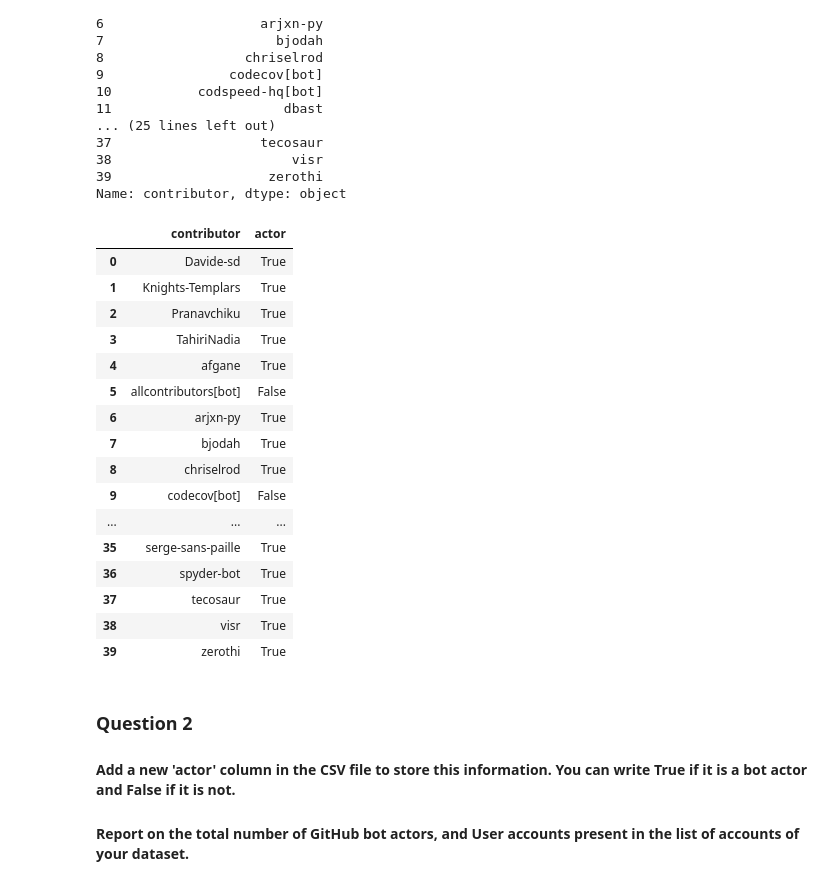
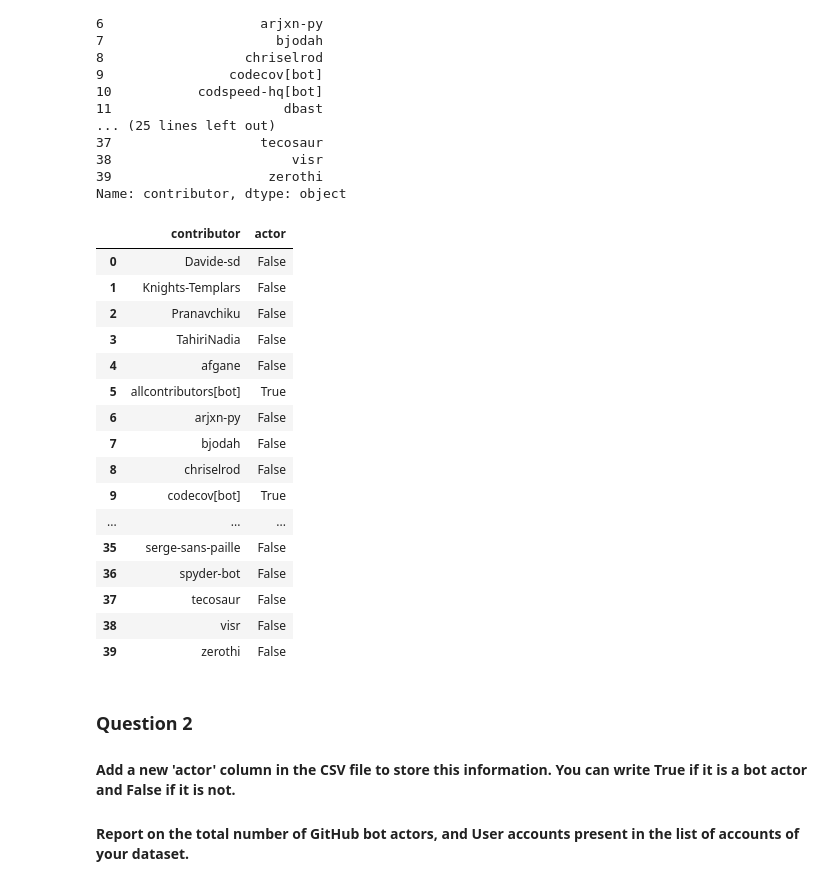
Before and after one commit to T-ramissU/Software_Evolution_TP_bots, a Jupyter notebook: TP_bots_template.ipynb, the cells around one changed output. Cells and saved outputs as stored; diff of their text form; code cells hidden in the pictures.

```diff
--- a/TP_bots_template.ipynb
+++ b/TP_bots_template.ipynb
@@ -22,6 +21,6 @@ ModuleNotFoundError: No module named 'dotenv'
 # %%
 QUERY_ROOT = "https://api.github.com"
-TOKEN = git_token # write your GitHub API key here
+TOKEN = "" # write your GitHub API key here
 HEADERS={'Authorization':'token '+TOKEN}
 # %% [markdown]
 ## Section 3
@@ -86,48 +85,48 @@ Name: contributor, dtype: object
 # %%
 # 1. Using a for loop, iterate over each contributor in the list and query the GitHub Users API.
 #    You can use "query = f'{QUERY_ROOT}/users/{contributor}'", where QUERY_ROOT is defined at the beginning of this notebook
 #    and 'contributor' is each individual contributor from the list
 # 2. Get the response using 'response = requests.get(query, headers=HEADERS)'.
 # 3. convert the response to JSON using 'json_response = response.json()'.
 # 4. Iterate over each JSON response and get the value of the 'type' key. If it is "Bot" then the contributor is a bot actor,
 #    if "User" then the contributor is an account. You should boolean values to indicate if the contributor is a bot actor (True) or User/Organisation (False)
 # 5. Save these results in list of dictionary of the form [{'contributor': <contributor name>, 'actor': <boolean value>}, {...}, {...}, {...}].
 #    Lets call this list as "app_dict"
 # 6. Finally convert this list of dictionary to DataFrame by writing 'pd.DataFrame.from_dict(app_dict)'
 # 7. Display the DataFrame. This should have two columns - contributor and app
 
 # YOUR CODE BELOW
 repList=[]
 app_dict=[]
 for contributor in nameList:
     query=f'{QUERY_ROOT}/users/{contributor}'
     response = requests.get(query, headers=HEADERS)
     son_response = response.json()
     repList.append(son_response)
 
 for rep in repList:
-    app_dict.append({"contributor": rep["login"], "actor":rep["type"]=="User"})
+    app_dict.append({"contributor": rep["login"], "actor":rep["type"]!="User"})
 
 dataFrame = pd.DataFrame.from_dict(app_dict)
 display(dataFrame)
 # %% [output]
 |  | contributor | actor |
-| 0 | Davide-sd | True |
-| 1 | Knights-Templars | True |
-| 2 | Pranavchiku | True |
-| 3 | TahiriNadia | True |
-| 4 | afgane | True |
-| 5 | allcontributors[bot] | False |
-| 6 | arjxn-py | True |
-| 7 | bjodah | True |
-| 8 | chriselrod | True |
-| 9 | codecov[bot] | False |
+| 0 | Davide-sd | False |
+| 1 | Knights-Templars | False |
+| 2 | Pranavchiku | False |
+| 3 | TahiriNadia | False |
+| 4 | afgane | False |
+| 5 | allcontributors[bot] | True |
+| 6 | arjxn-py | False |
+| 7 | bjodah | False |
+| 8 | chriselrod | False |
+| 9 | codecov[bot] | True |
 | ... | ... | ... |
-| 35 | serge-sans-paille | True |
-| 36 | spyder-bot | True |
-| 37 | tecosaur | True |
-| 38 | visr | True |
-| 39 | zerothi | True |
+| 35 | serge-sans-paille | False |
+| 36 | spyder-bot | False |
+| 37 | tecosaur | False |
+| 38 | visr | False |
+| 39 | zerothi | False |
 # %% [markdown]
 ### Question 2
 
```
Also changed, not shown: parts of 6 cells of this notebook.
